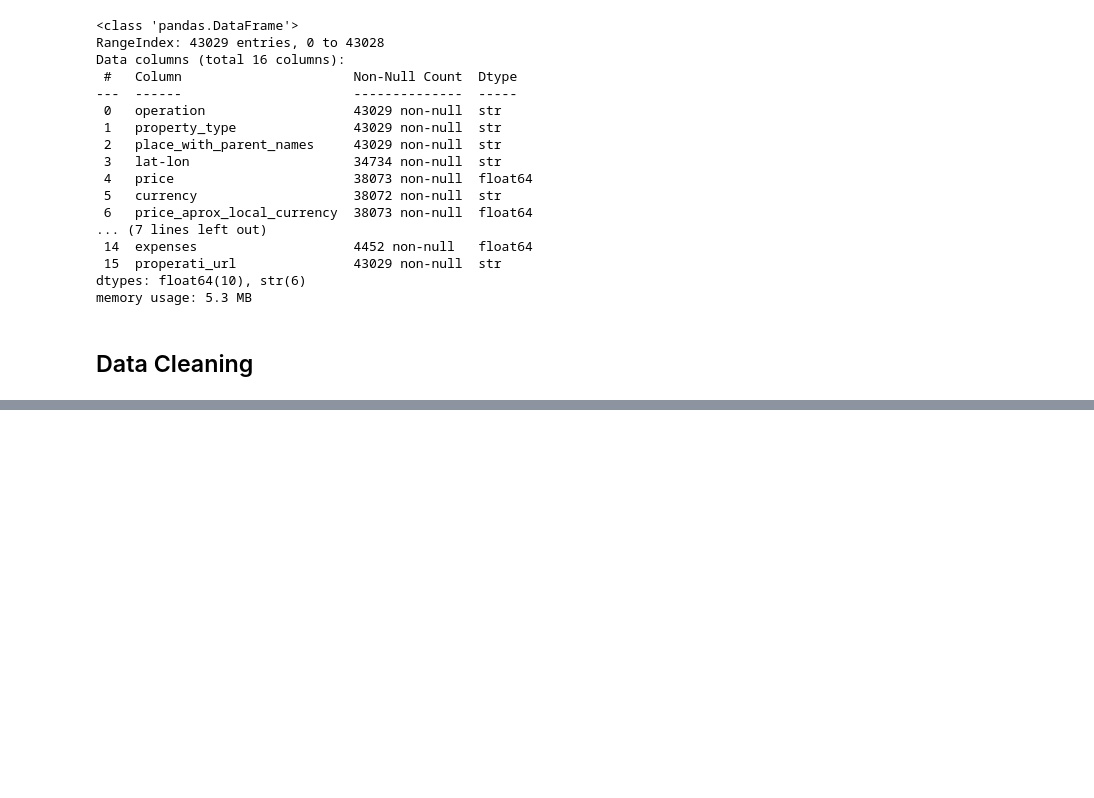
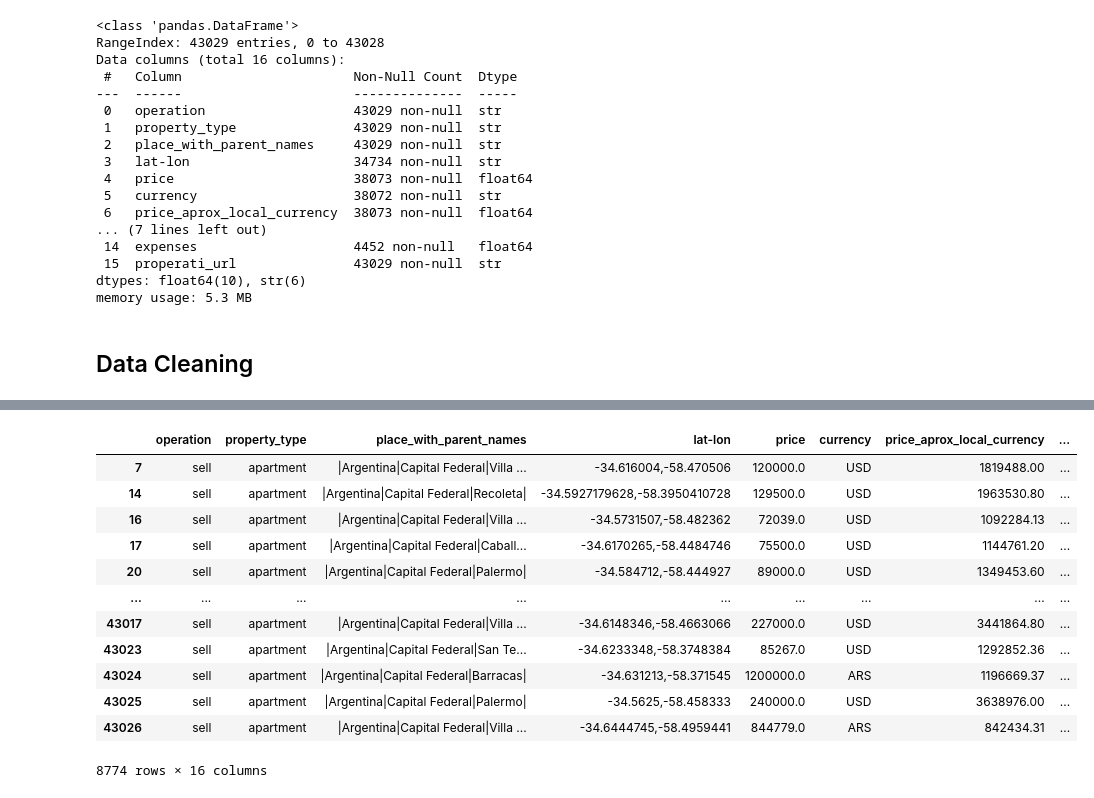
Before and after one commit to G-Gakii/buenos-aires-housing-price-prediction, a Jupyter notebook: notebooks/01_data_loading_cleaning_feature_engineering.ipynb, the cells around one changed output, grey strips where cells are left out. Cells and saved outputs as stored; diff of their text form; code cells hidden in the pictures; blank space fills up the shorter version.

```diff
--- a/notebooks/01_data_loading_cleaning_feature_engineering.ipynb
+++ b/notebooks/01_data_loading_cleaning_feature_engineering.ipynb
@@ -159,0 +138,25 @@ df.de
+# %%
+def filter_df(data):
+   return (
+        data
+            .loc[lambda x: x["place_with_parent_names"].str.contains("Capital Federal")]
+            .query('property_type=="apartment"')
+            .query('price_aprox_usd < 400000')
+
+    )
+# %%
+filter_df(df)
+# %% [output]
+|  | operation | property_type | place_with_parent_names | lat-lon | price | currency | price_aprox_local_currency | ... |
+| 7 | sell | apartment | |Argentina|Capital Federal|Villa ... | -34.616004,-58.470506 | 120000.0 | USD | 1819488.00 | ... |
+| 14 | sell | apartment | |Argentina|Capital Federal|Recoleta| | -34.5927179628,-58.3950410728 | 129500.0 | USD | 1963530.80 | ... |
+| 16 | sell | apartment | |Argentina|Capital Federal|Villa ... | -34.5731507,-58.482362 | 72039.0 | USD | 1092284.13 | ... |
+| 17 | sell | apartment | |Argentina|Capital Federal|Caball... | -34.6170265,-58.4484746 | 75500.0 | USD | 1144761.20 | ... |
+| 20 | sell | apartment | |Argentina|Capital Federal|Palermo| | -34.584712,-58.444927 | 89000.0 | USD | 1349453.60 | ... |
+| ... | ... | ... | ... | ... | ... | ... | ... | ... |
+| 43017 | sell | apartment | |Argentina|Capital Federal|Villa ... | -34.6148346,-58.4663066 | 227000.0 | USD | 3441864.80 | ... |
+| 43023 | sell | apartment | |Argentina|Capital Federal|San Te... | -34.6233348,-58.3748384 | 85267.0 | USD | 1292852.36 | ... |
+| 43024 | sell | apartment | |Argentina|Capital Federal|Barracas| | -34.631213,-58.371545 | 1200000.0 | ARS | 1196669.37 | ... |
+| 43025 | sell | apartment | |Argentina|Capital Federal|Palermo| | -34.5625,-58.458333 | 240000.0 | USD | 3638976.00 | ... |
+| 43026 | sell | apartment | |Argentina|Capital Federal|Villa ... | -34.6444745,-58.4959441 | 844779.0 | ARS | 842434.31 | ... |
+8774 rows × 16 columns
```
Also changed, not shown: parts of 46 cells of this notebook, 5 other files.
